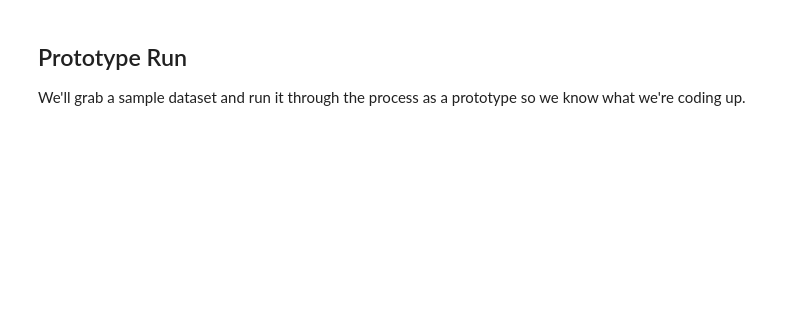
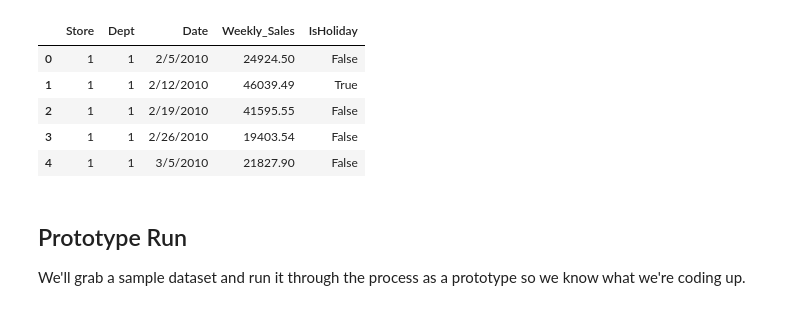
Before and after one commit to kaipak/kaggle-sales-forecasting, a Jupyter notebook: notebooks/DAT Data Science Challenge.ipynb, the cells around one changed output. Saved outputs shown, nothing was run; the diff lists cells and outputs as text; code cells hidden in the pictures; blank space fills up the shorter version.

```diff
--- a/notebooks/DAT Data Science Challenge.ipynb
+++ b/notebooks/DAT Data Science Challenge.ipynb
@@ -7,6 +7,15 @@ import seaborn as sns
 plt.rcParams["figure.figsize"] = (20, 6)
 # %%
 df = pd.read_csv('../data/train.csv')
+# %%
+df.head()
+# %% [output]
+|  | Store | Dept | Date | Weekly_Sales | IsHoliday |
+| 0 | 1 | 1 | 2/5/2010 | 24924.50 | False |
+| 1 | 1 | 1 | 2/12/2010 | 46039.49 | True |
+| 2 | 1 | 1 | 2/19/2010 | 41595.55 | False |
+| 3 | 1 | 1 | 2/26/2010 | 19403.54 | False |
+| 4 | 1 | 1 | 3/5/2010 | 21827.90 | False |
 # %% [markdown]
 ## Prototype Run
 
```
Also changed, not shown: parts of 8 cells of this notebook, 2 other files.
